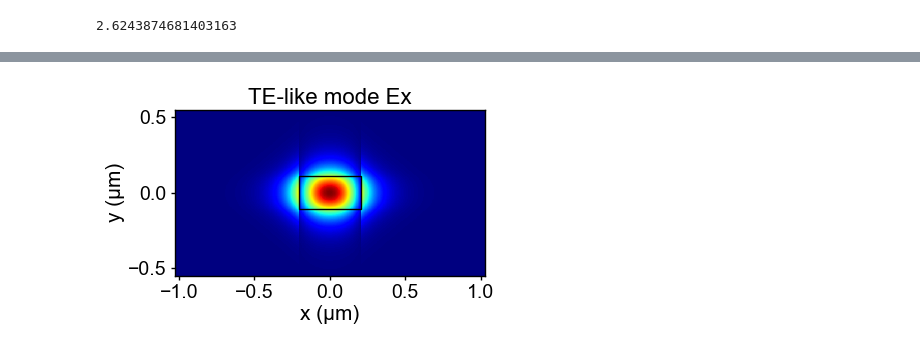
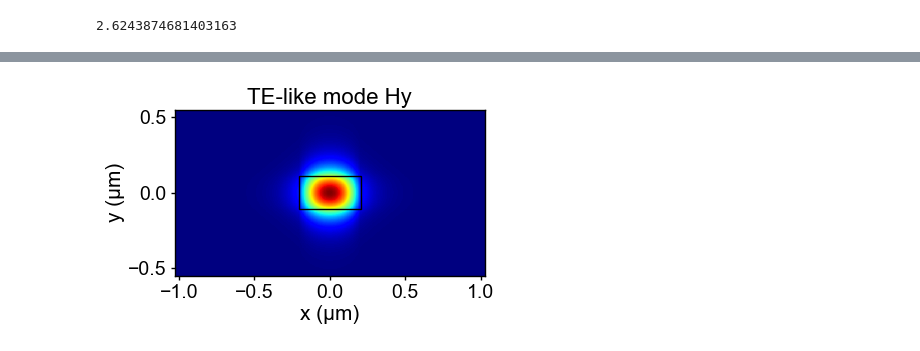
Before and after one commit to chenhungling/photonic_python, a Jupyter notebook: Theory/rectangular_waveguide.ipynb, the cells around one changed output, grey strips where cells are left out. Cells and saved outputs as stored; diff of their text form; code cells hidden in the pictures.

Commit message:
Update field plots

```diff
--- a/Theory/rectangular_waveguide.ipynb
+++ b/Theory/rectangular_waveguide.ipynb
@@ -131,33 +152,33 @@ print(neff)
 # %%
 width = 2*a*1e6
 height = 2*b*1e6
 x1 = np.linspace(-a, a, 111)  # Waveguide
 x2 = np.linspace(-5*a, -a, 221)[:-1:]  # Left cladding
 x3 = np.linspace(a, 5*a, 221)[1::]  # Right cladding
 x = np.hstack([x2, x1, x3])
 y1 = np.linspace(-b, b, 111)  # Waveguide
 y2 = np.linspace(-5*b, -b, 221)[:-1:]  # Bottom cladding
 y3 = np.linspace(b, 5*b, 221)[1::]  # Top cladding
 y = np.hstack([y2, y1, y3])
 
 k = 2*np.pi/wavelength
 hy = k*np.sqrt(n1**2 - neq**2)
 gy = k*np.sqrt(neq**2 - n2**2)
 fy = np.hstack([np.cos(hy*b)*np.exp(gy*(y2+b)),
                 np.cos(hy*y1),
                 np.cos(hy*b)*np.exp(-gy*(y3-b))])
 hx = k*np.sqrt(neq**2 - neff**2)
 gx = k*np.sqrt(neff**2 - n2**2)
-fx = np.hstack([1/n2**2*np.cos(hx*a)*np.exp(gx*(x2+a)),
-                1/neq**2*np.cos(hx*x1),
-                1/n2**2*np.cos(hx*a)*np.exp(-gx*(x3-a))])
+fx = np.hstack([np.cos(hx*a)*np.exp(gx*(x2+a)),
+                np.cos(hx*x1),
+                np.cos(hx*a)*np.exp(-gx*(x3-a))])
 Fx, Fy = np.meshgrid(fx, fy)
-Ex = Fx*Fy
+Hy = Fx*Fy
 
 fig, ax = plt.subplots(figsize=(4,3))
-ax.pcolormesh(x*1e6, y*1e6, Ex, cmap='jet')
+ax.pcolormesh(x*1e6, y*1e6, Hy, cmap='jet')
 ax.add_patch(Rectangle((-width/2,-height/2), width, height, ls="-", lw=1, ec="k", fc="none"))
-ax.set(xlabel="x (µm)", ylabel="y (µm)", title="TE-like mode Ex")
+ax.set(xlabel="x (µm)", ylabel="y (µm)", title="TE-like mode Hy")
 ax.set_aspect("equal")
 # %% [output]
-[figure, old version]
+[figure, new version]
```
Also changed, not shown: parts of 5 cells of this notebook.
